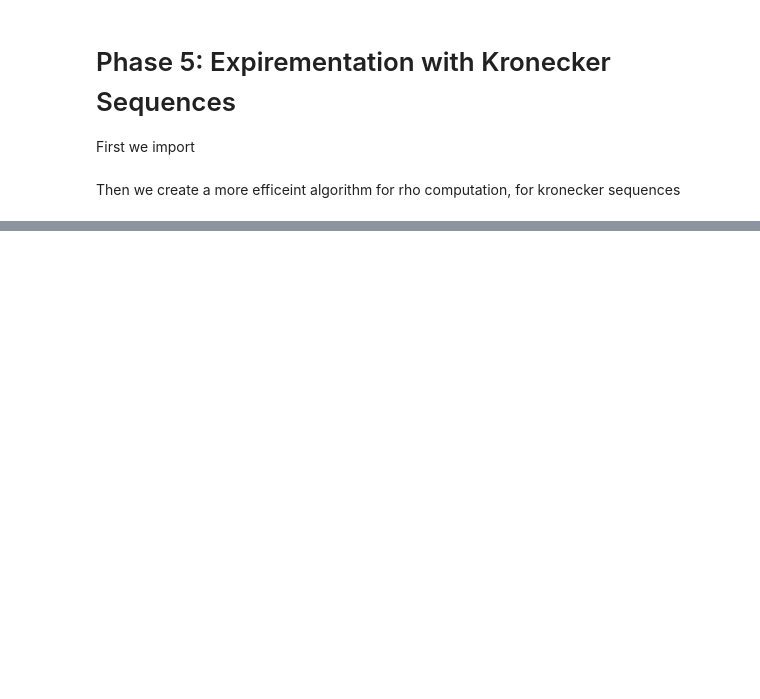
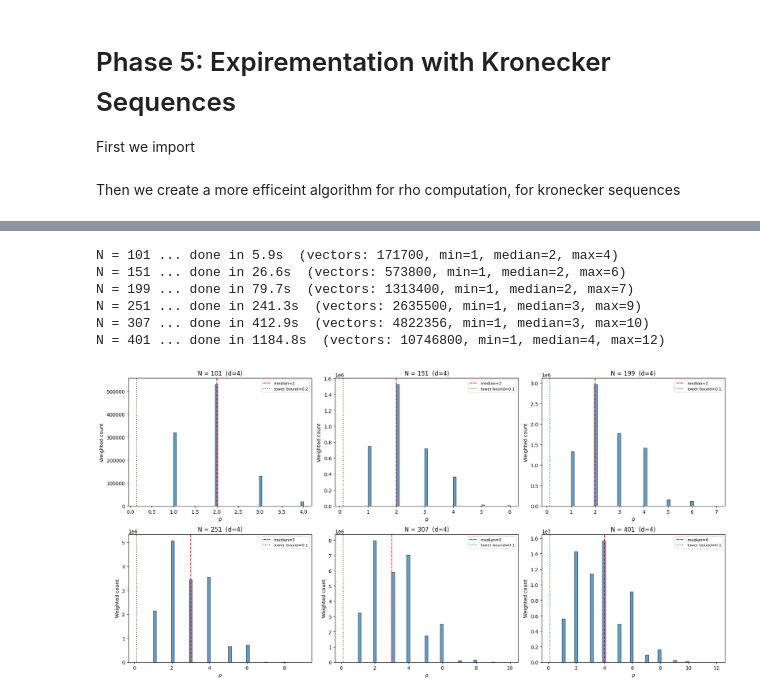
Before and after one commit to Paul-F7/kronecker-project, a Jupyter notebook: phase5.ipynb, the cells around one changed output, grey strips where cells are left out. Saved outputs shown, nothing was run; the diff lists cells and outputs as text; code cells hidden in the pictures; blank space fills up the shorter version.

Commit message:
4d simulation done

```diff
--- a/phase5.ipynb
+++ b/phase5.ipynb
@@ -189,0 +280,48 @@ rho_val, _ = rho_4d_fast_exact_from_alpha(N, alpha)
+# %%
+N_values_4d = [101, 151, 199, 251, 307, 401]
+results_4d = analyze_rho_distribution_4d(N_values_4d)
+# %% [output]
+N = 101 ... done in 5.9s  (vectors: 171700, min=1, median=2, max=4)
+N = 151 ... done in 26.6s  (vectors: 573800, min=1, median=2, max=6)
+N = 199 ... done in 79.7s  (vectors: 1313400, min=1, median=2, max=7)
+N = 251 ... done in 241.3s  (vectors: 2635500, min=1, median=3, max=9)
+N = 307 ... done in 412.9s  (vectors: 4822356, min=1, median=3, max=10)
+N = 401 ... done in 1184.8s  (vectors: 10746800, min=1, median=4, max=12)
+# %%
+DELTA = 0.5
+C = 1.0
+
+def psi(N):
+    return math.log(N) * (math.log(math.log(N)))**(1 + DELTA)
+
+def rho_lower_bound(N, d):
+    return C * N / psi(N)**(d - 1)
+
+ncols = 3
+nrows = (len(N_values_4d) + ncols - 1) // ncols
+fig, axes = plt.subplots(nrows, ncols, figsize=(6 * ncols, 4.5 * nrows))
+axes = axes.flatten()
+
+for i, N in enumerate(N_values_4d):
+    ax = axes[i]
+    data = results_4d[N]
+    rho_arr = data['rho_values']
+    w_arr = data['weights']
+    stats = data['stats']
+    lb = rho_lower_bound(N, 4)
+
+    ax.hist(rho_arr, bins=50, weights=w_arr, edgecolor='black', alpha=0.7)
+    ax.axvline(stats['median'], color='red', linestyle='--', linewidth=1.5, label=f"median={stats['median']}")
+    ax.axvline(lb, color='green', linestyle=':', linewidth=1.5, label=f"lower bound={lb:.1f}")
+    ax.set_title(f"N = {N}  (d=4)")
+    ax.set_xlabel("ρ")
+    ax.set_ylabel("Weighted count")
+    ax.legend(fontsize=8)
+
+for j in range(i + 1, len(axes)):
+    axes[j].set_visible(False)
+
+plt.tight_layout()
+plt.show()
+# %% [output]
+[figure, added]
```
Also changed, not shown: parts of 5 cells of this notebook.
